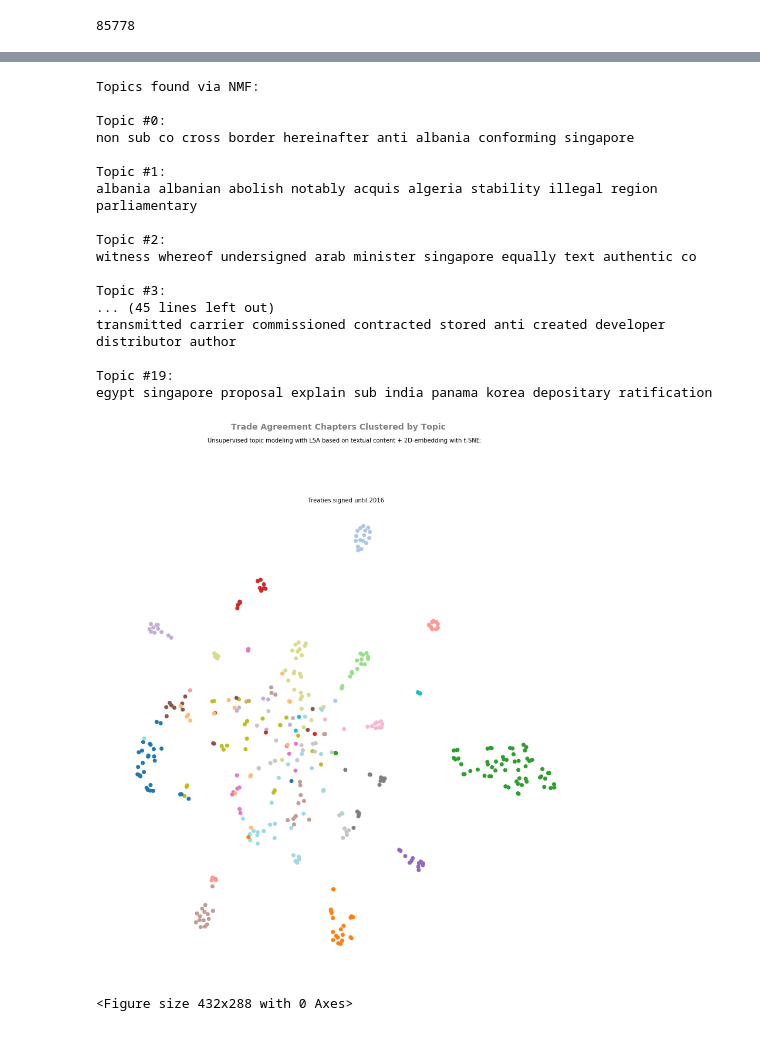
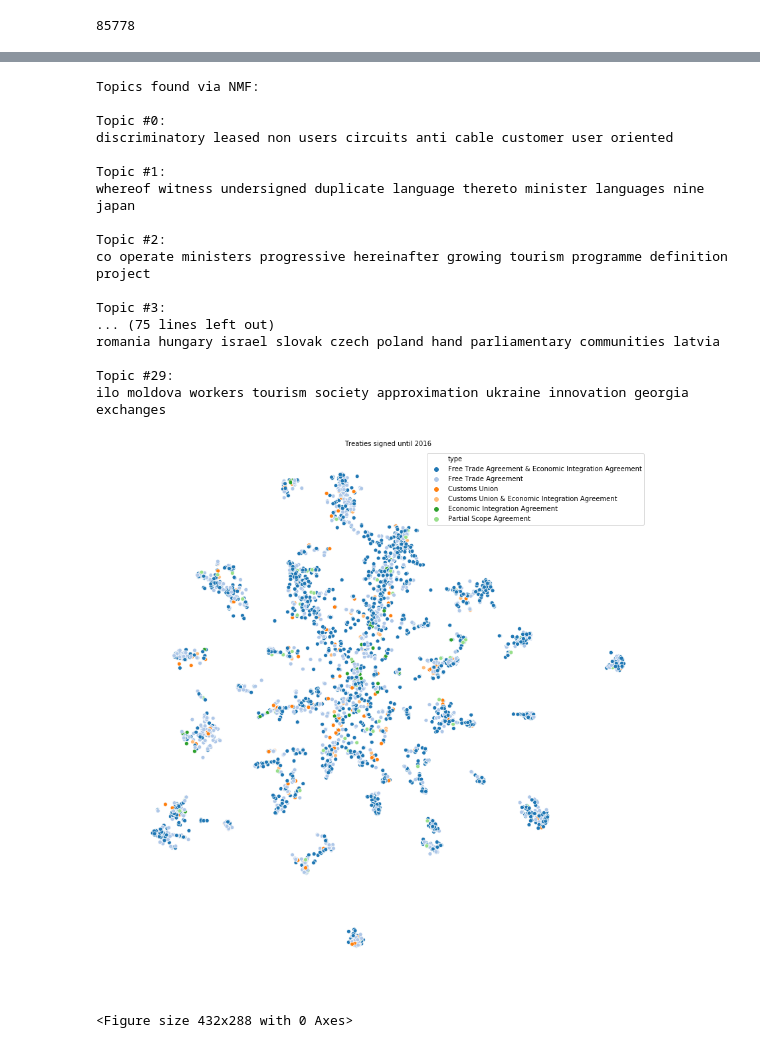
Before and after one commit to OllieFord/DS4D-Trade-Agreement-Project, a Jupyter notebook: Visualisations/ChapterClustering.ipynb, the cells around one changed output, grey strips where cells are left out. Drawn from its saved outputs; the diff is of its cells as text; code cells hidden in the pictures.

Commit message:
doument level and chapter level visualizations done - coloured by type

```diff
--- a/Visualisations/ChapterClustering.ipynb
+++ b/Visualisations/ChapterClustering.ipynb
@@ -154,13 +174,25 @@ tokenizer = Tokenizer(nlp.vocab)
 textdf = pd.DataFrame()
 
 treaty_text = []
+treaty_types = []
+treaty_language = []
+treaty_date = []
 
 for i in range(0, len(files)):
-    chapters = xml2list_chapters(PATH + files[i])
+    chapters, types, language, date = xml2list_chapters(PATH + files[i])
     treaty_text.extend(chapters)
+    treaty_types.extend(types)
+    treaty_language.extend(language)
+    treaty_date.extend(date)
 
 t_txt = []
 for doc in tokenizer.pipe(treaty_text, batch_size=50):
     t_txt.append(doc.text.lower())
 
 textdf["chapter_text"] = t_txt
+textdf["type"] = treaty_types
+textdf["language"] = treaty_language
+textdf["year"] = treaty_date
+# %%
+textdf = textdf[textdf.language == 'en']
+textdf.head()
@@ -227,8 +259,8 @@ array(['Free Trade Agreement & Economic Integration Agreement',
 # %%
 # Parameters that I tweaked - could probably spend a whole week trying to find the best combination - but this selection seems to work just fine
 # for number in range(20,150,10):
-n_features = 2000
-n_topics =  20 #because I want it to try and cluster based on the 5 treaty types
+n_features = 1000
+n_topics =  30 #because I want it to try and cluster based on the 5 treaty types
 n_top_words = 10
 
 
@@ -243,9 +275,9 @@ def print_top_words(model, feature_names, n_top_words):
 #I convert a collection of raw documents into a matrix of TF-IDF features
 tfidf_vectorizer = TfidfVectorizer(max_df=0.95, min_df=2,max_features=n_features, stop_words=stop_words_law)
 #retearns a term-document matrix
-tfidf = tfidf_vectorizer.fit_transform(totadf_emb['chapter_text'])
+tfidf = tfidf_vectorizer.fit_transform(textdf['chapter_text'])
 # This is where the non negative matrix factorization happens - in short it is a form of dimensionality reduction
-nmf = LSA(n_components=n_topics).fit(tfidf)
+nmf = NMF(n_components=n_topics).fit(tfidf)
 
 print("Topics found via NMF:")
 # need to print the words most related to the seperate topics - quite difficult to differentiate by hand.
@@ -253,57 +285,54 @@ tfidf_feature_names = tfidf_vectorizer.get_feature_names()
 print_top_words(nmf, tfidf_feature_names, n_top_words)
 
 nmf_embedding = nmf.transform(tfidf)
-nmf_embedding = (nmf_embedding - nmf_embedding.mean(axis=0))/nmf_embedding.std(axis=0)
+# nmf_embedding = (nmf_embedding - nmf_embedding.mean(axis=0))/nmf_embedding.std(axis=0)
 topics = list(range(n_topics)) #these are hand coded topics and probably do not represent the actual topics
 
-tsne = TSNE(random_state=3211, perplexity=30, learning_rate=100) # run t-sne with the various parameters
+tsne = TSNE(random_state=3211, perplexity=80, learning_rate=100) # run t-sne with the various parameters
 tsne_embedding = tsne.fit_transform(nmf_embedding)
 tsne_embedding = pd.DataFrame(tsne_embedding,columns=['x','y']) # turn the results into a dataframe
 tsne_embedding['hue'] = nmf_embedding.argmax(axis=1) # attach a hue column so that we can later color each cluster differently
-# tsne_embedding['year'] = totadf['year_signed'] # attach a year column so that we can see the evolution of the treaties over time.
+tsne_embedding['year'] = textdf['year'] # attach a year column so that we can see the evolution of the treaties over time.
+tsne_embedding['type'] = textdf['type']
 
 color_list = plt.cm.tab20(np.linspace(0, 1, n_topics))
 
 legend_list = []
 
 for i in range(len(topics)):
     color = color_list[i]
     legend_list.append(mpatches.Ellipse((0, 0), 1, 1, fc=color))
 
 
 fig, axs = plt.subplots(figsize=(14, 15), facecolor='w', edgecolor='k')
 fig.subplots_adjust(hspace = .1, wspace=0)
 data=tsne_embedding
 
-scatter = axs.scatter(data=data, x='x',y='y',c=data['hue'], cmap='tab20')
+scatter = sns.scatterplot(data=data, x='x',y='y',hue='type', palette='tab20')
 axs.set_title('Treaties signed until {}'.format(year),**{'fontsize':'10'})
 axs.axis('off')
 
-plt.suptitle("Trade Agreement Chapters Clustered by Topic",**{'fontsize':'14','weight':'bold'},alpha=0.5)
-plt.figtext(.51,0.95,'Unsupervised topic modeling with LSA based on textual content + 2D-embedding with t-SNE:', **{'fontsize':'10','weight':'light'}, ha='center')
-
-
 #     fig.legend(legend_list, topics, loc=(0.2,0.89), ncol=5)
 plt.subplots_adjust(top=0.85)
 # %% [output]
 Topics found via NMF:
 
 Topic #0:
-non sub co cross border hereinafter anti albania conforming singapore
+discriminatory leased non users circuits anti cable customer user oriented
 
 Topic #1:
-albania albanian abolish notably acquis algeria stability illegal region parliamentary
+whereof witness undersigned duplicate language thereto minister languages nine japan
 
 Topic #2:
-witness whereof undersigned arab minister singapore equally text authentic co
+co operate ministers progressive hereinafter growing tourism programme definition project
 
 Topic #3:
-... (45 lines left out)
-transmitted carrier commissioned contracted stored anti created developer distributor author
+... (75 lines left out)
+romania hungary israel slovak czech poland hand parliamentary communities latvia
 
-Topic #19:
-egypt singapore proposal explain sub india panama korea depositary ratification
+Topic #29:
+ilo moldova workers tourism society approximation ukraine innovation georgia exchanges
-[figure, old version]
+[figure, new version]
 # %%
 plt.savefig(f'ToTa_Chapters_20_.png', format='png', dpi=200)
 # %% [output]
```
Also changed, not shown: parts of 3 cells of this notebook, 1 other file.
